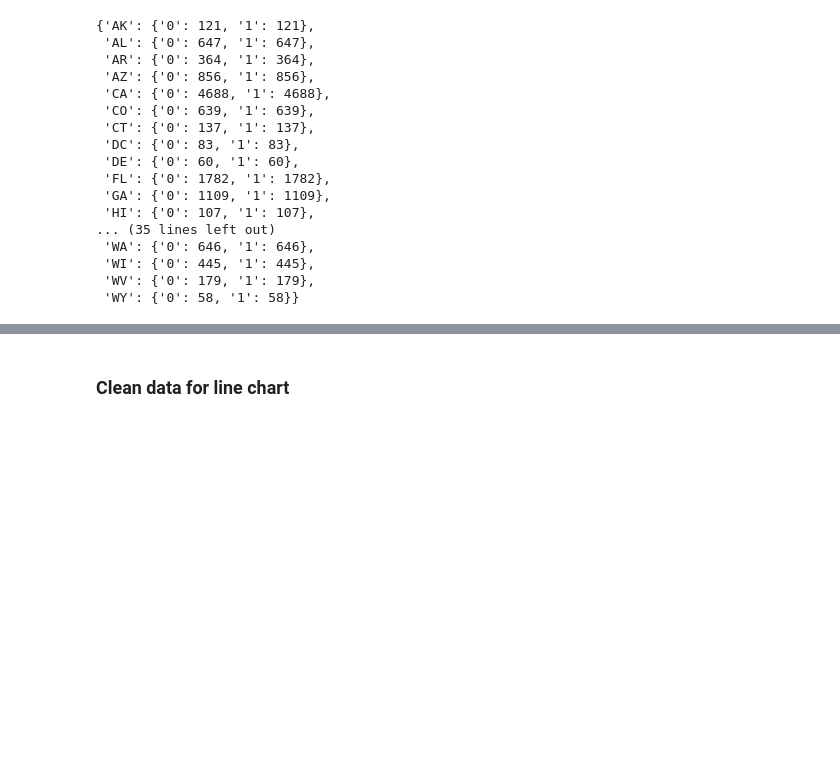
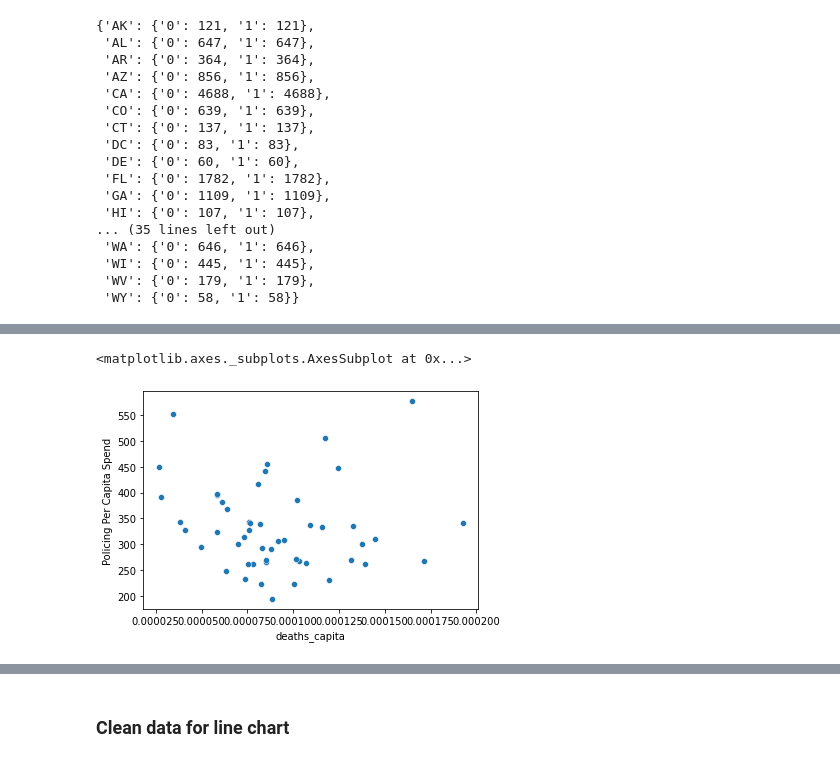
Before and after one commit to lnicoletti/police_violence, a Jupyter notebook: 1-data-preprocessing.ipynb, the cells around one changed output, grey strips where cells are left out. Cells and saved outputs as stored; diff of their text form; code cells hidden in the pictures; blank space fills up the shorter version.

```diff
--- a/1-data-preprocessing.ipynb
+++ b/1-data-preprocessing.ipynb
@@ -149,0 +171,6 @@ df.to_csv(f"data/processed/StateDeaths_{data_cov}.csv")
+# %%
+import seaborn as sns
+sns.scatterplot(data=spend_deaths, x="deaths_capita", y="Policing Per Capita Spend")
+# %% [output]
+<matplotlib.axes._subplots.AxesSubplot at 0x...>
+[figure, added]
```
Also changed, not shown: parts of 31 cells of this notebook, 9 other files.
